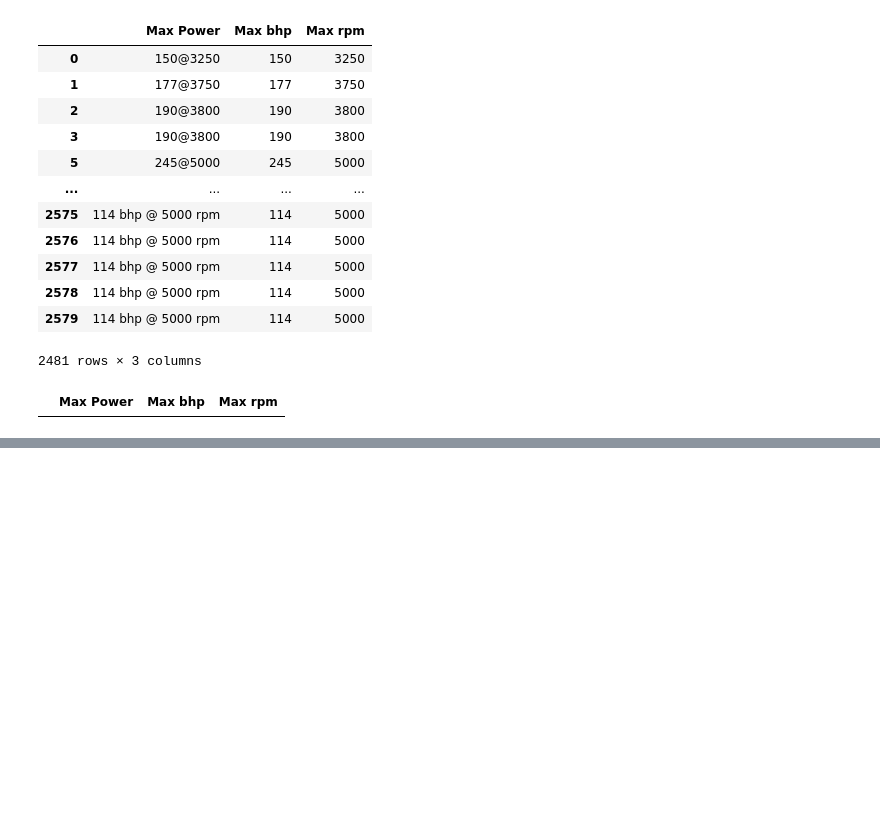
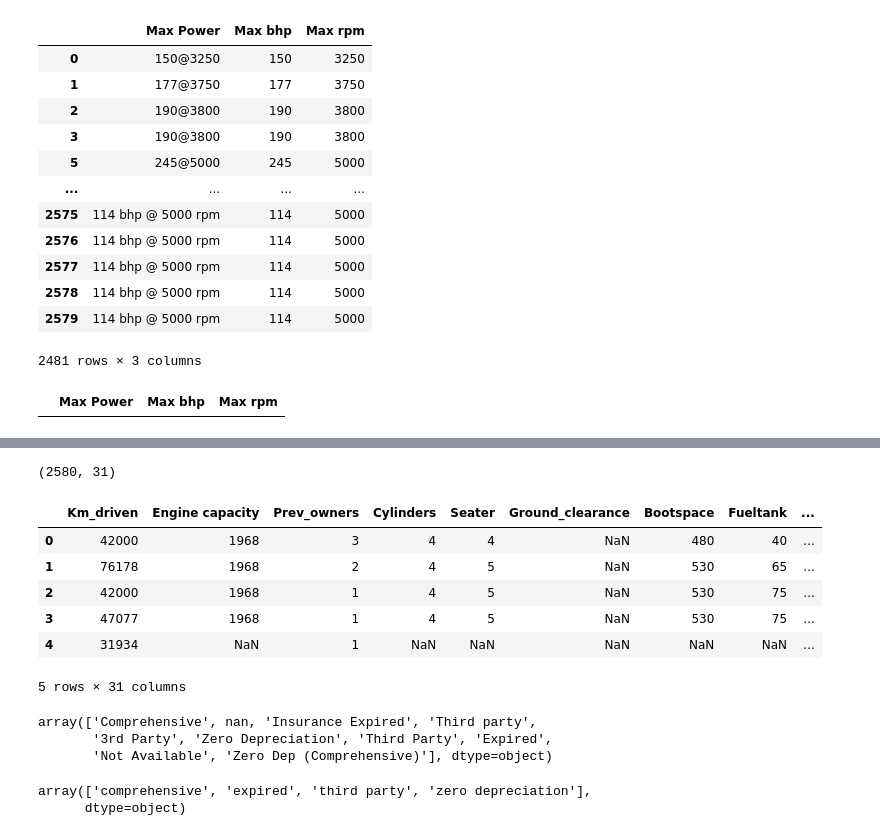
Before and after one commit to anthonyrodrigues443/Used-Car-Price-Prediction-Project, a Jupyter notebook: main2.ipynb, the cells around one changed output, grey strips where cells are left out. Drawn from its saved outputs; the diff is of its cells as text; code cells hidden in the pictures; blank space fills up the shorter version.

```diff
--- a/main2.ipynb
+++ b/main2.ipynb
@@ -1030,0 +1099,11 @@ df
+# %%
+def extract_gears(row):
+    if pd.notna(row):
+        if 'gears' in row :
+            gears = row.split('gears')[0].split('-')[-1].strip()
+            return gears
+        else :
+            return 0
+    return np.nan
+
+df['Gears'] = df['Transmission'].apply(extract_gears)
@@ -1030,0 +1142,3 @@ df
+# %%
+df.drop(columns=['Transmission'], inplace=True)
+df.columns
@@ -1030,0 +1173,18 @@ df
+# %%
+def standardize_insurance_expiry(row):
+    if pd.notna(row):
+        if ' ' in row:
+            row_details = row.split(' ')
+            if row == 'Not Available':
+                return np.nan, np.nan, np.nan
+            elif '  ' in row :
+                date, mnt, yr = '01', row_details[0].strip(),row_details[1].strip()
+            else:
+                date, mnt, yr = row_details[0].strip(),row_details[1].strip(),row_details[2].strip()
+        else :
+            row_details = row.split('-')
+            yr, mnt, date = row_details[0].strip(),row_details[1].strip(),row_details[2].strip()
+        return yr, mnt, date
+    return np.nan, np.nan, np.nan
+
+df[['Insurance_expiry_yr', 'Insurance_expiry_mnt', 'Insurance_expiry_dt']] = df['Insurance_expiry'].apply(standardize_insurance_expiry).apply(pd.Series)
@@ -1030,0 +1204,5 @@ df
+# %%
+for key, val in monthwise_mapping.items():
+    df['Insurance_expiry_mnt'] = np.where(df['Insurance_expiry_mnt'] == key, val,df['Insurance_expiry_mnt'])
+
+df['Insurance_expiry_mnt'].unique()
@@ -1030,0 +1228,19 @@ df
+# %%
+df.drop(columns=['Insurance_expiry'], inplace=True)
+print(df.shape)
+df.head()
+# %% [output]
+(2580, 31)
+|  | Km_driven | Engine capacity | Prev_owners | Cylinders | Seater | Ground_clearance | Bootspace | Fueltank | ... |
+| 0 | 42000 | 1968 | 3 | 4 | 4 | NaN | 480 | 40 | ... |
+| 1 | 76178 | 1968 | 2 | 4 | 5 | NaN | 530 | 65 | ... |
+| 2 | 42000 | 1968 | 1 | 4 | 5 | NaN | 530 | 75 | ... |
+| 3 | 47077 | 1968 | 1 | 4 | 5 | NaN | 530 | 75 | ... |
+| 4 | 31934 | NaN | 1 | NaN | NaN | NaN | NaN | NaN | ... |
+5 rows × 31 columns
+# %%
+df['Insurance_type'].unique()
+# %% [output]
+array(['Comprehensive', nan, 'Insurance Expired', 'Third party',
+       '3rd Party', 'Zero Depreciation', 'Third Party', 'Expired',
+       'Not Available', 'Zero Dep (Comprehensive)'], dtype=object)
@@ -1030,0 +1262,5 @@ df
+# %%
+df['Insurance_type'].unique()
+# %% [output]
+array(['comprehensive', 'expired', 'third party', 'zero depreciation'],
+      dtype=object)
```
Also changed, not shown: parts of 34 cells of this notebook.
